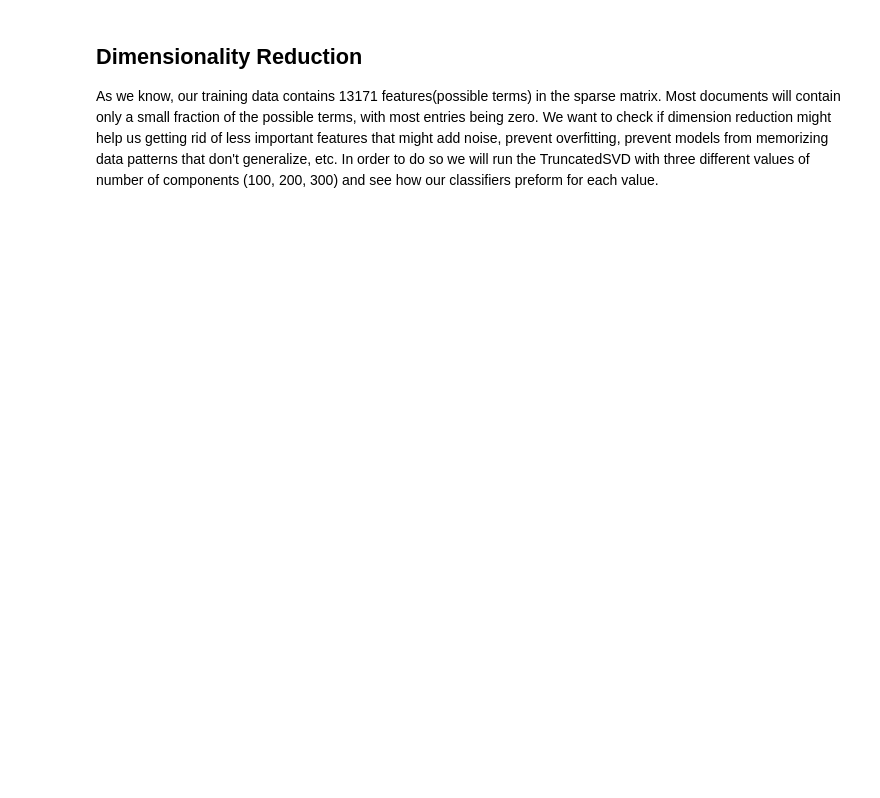
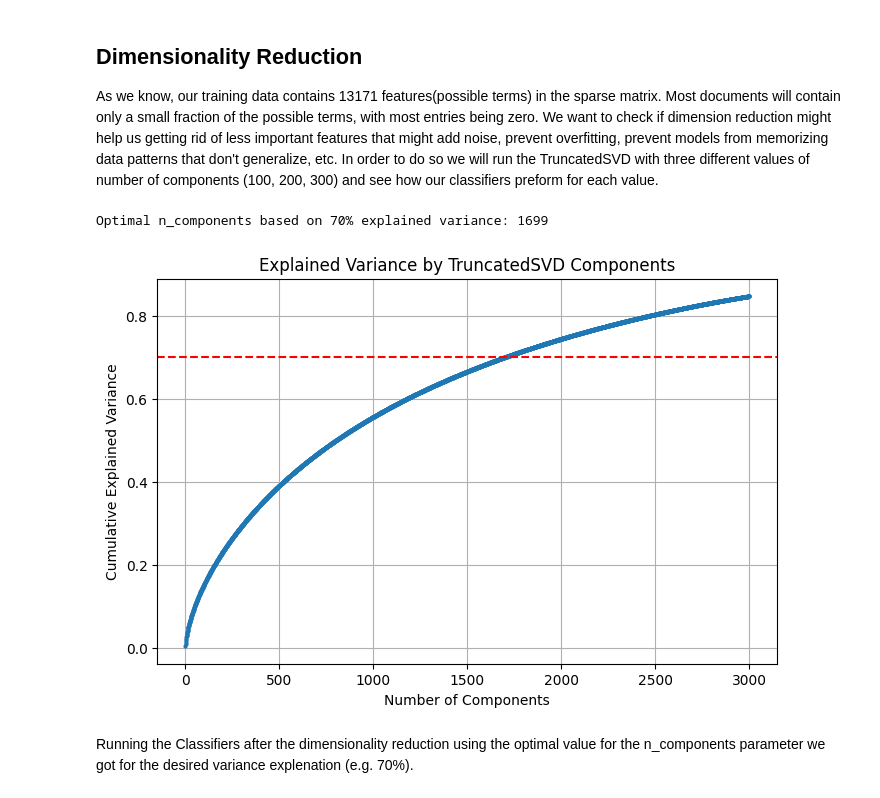
Before and after one commit to benami171/ML_FinalProject, a Jupyter notebook: project.ipynb, the cells around one changed output. Drawn from its saved outputs; the diff is of its cells as text; code cells hidden in the pictures; blank space fills up the shorter version.

```diff
--- a/project.ipynb
+++ b/project.ipynb
@@ -311,4 +351,43 @@ Results for Original TF-IDF Data
 ## Dimensionality Reduction
 As we know, our training data contains 13171 features(possible terms) in the sparse matrix. Most documents will contain only a small fraction of the possible terms, with most entries being zero.
 We want to check if dimension reduction might help us getting rid of less important features that might add noise, prevent overfitting, prevent models from memorizing data patterns that don't generalize, etc. In order to do so we will run the TruncatedSVD with three different values of number of components (100, 200, 300) and see how our classifiers preform for each value.
+# %%
+import numpy as np
+# Define a custom transformer to shift the data to make it non-negative (might happen after dimensionality reduction)
+# This is important for Naive Bayes and kNN classifiers
+class ShiftTransformer(BaseEstimator, TransformerMixin):
+    def fit(self, X, y=None):
+        # Determine the shift value needed to make all values non-negative
+        self.shift_ = -X.min() if X.min() < 0 else 0
+        return self
+
+    def transform(self, X, y=None):
+        return X + self.shift_
+
+# --- Optimal n_components Selection via Explained Variance Analysis ---
+# Set a high number of components to analyze the explained variance
+max_components = 3000
+svd_full = TruncatedSVD(n_components=max_components, random_state=42)
+svd_full.fit(X_train_tfidf)
+cumulative_variance = np.cumsum(svd_full.explained_variance_ratio_)
+# Set threshold for desired explained variance (e.g., 70%)
+threshold = 0.70
+optimal_n_components = np.argmax(cumulative_variance >= threshold) + 1  # +1 because index starts at 0
+
+print(f"\nOptimal n_components based on {threshold*100:.0f}% explained variance: {optimal_n_components}")
+# Optional: Plot the cumulative explained variance curve
+plt.figure(figsize=(8, 5))
+plt.plot(range(1, max_components + 1), cumulative_variance, marker='o', markersize=2)
+plt.axhline(y=threshold, color='r', linestyle='--')
+plt.xlabel('Number of Components')
+plt.ylabel('Cumulative Explained Variance')
+plt.title('Explained Variance by TruncatedSVD Components')
+plt.grid(True)
+plt.show()
+# %% [output]
+Optimal n_components based on 70% explained variance: 1699
+[figure, added]
+# %% [markdown]
+Running the Classifiers after the dimensionality reduction using the optimal value for the n_components parameter
+we got for the desired variance explenation (e.g. 70%).
 # %%
```
Also changed, not shown: parts of 9 cells of this notebook.
